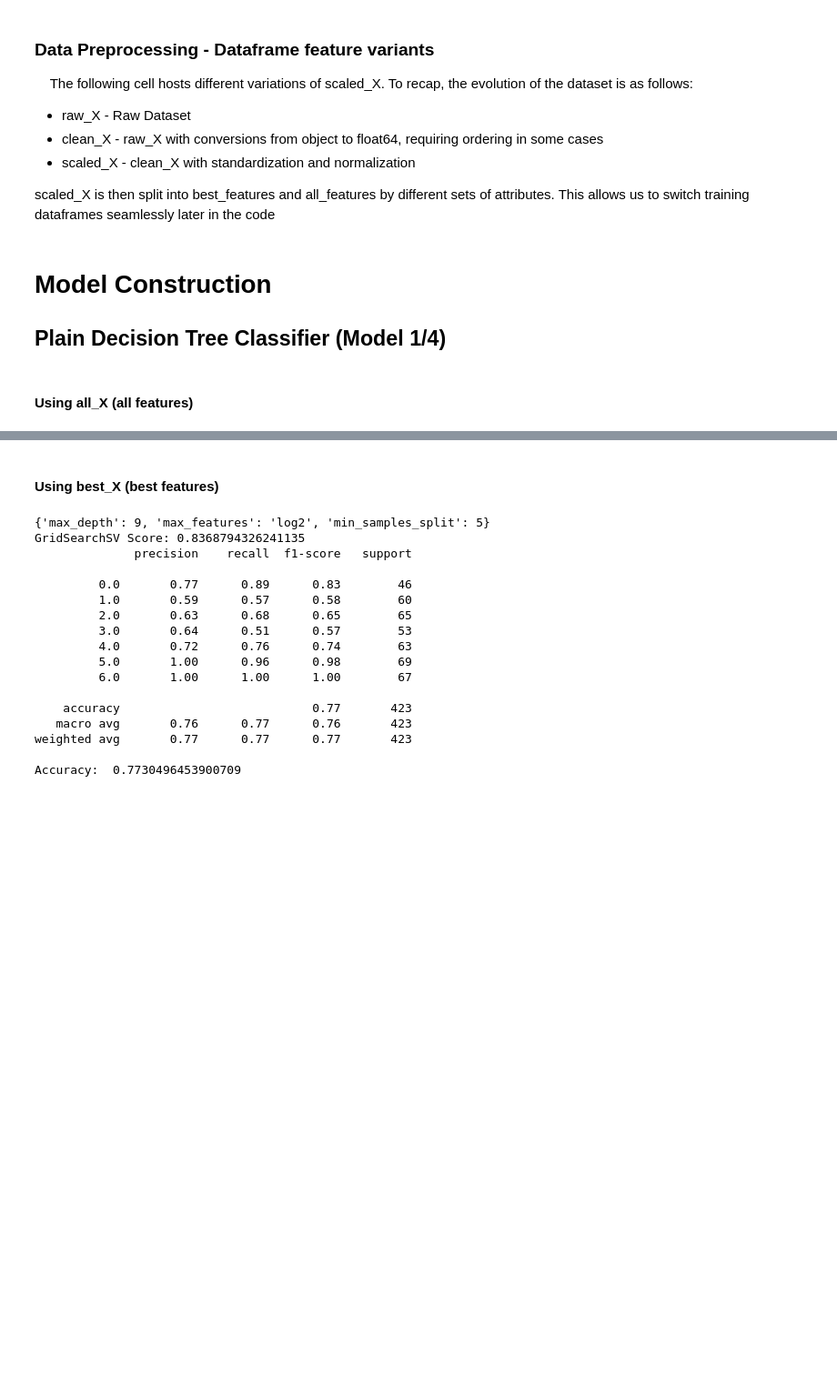
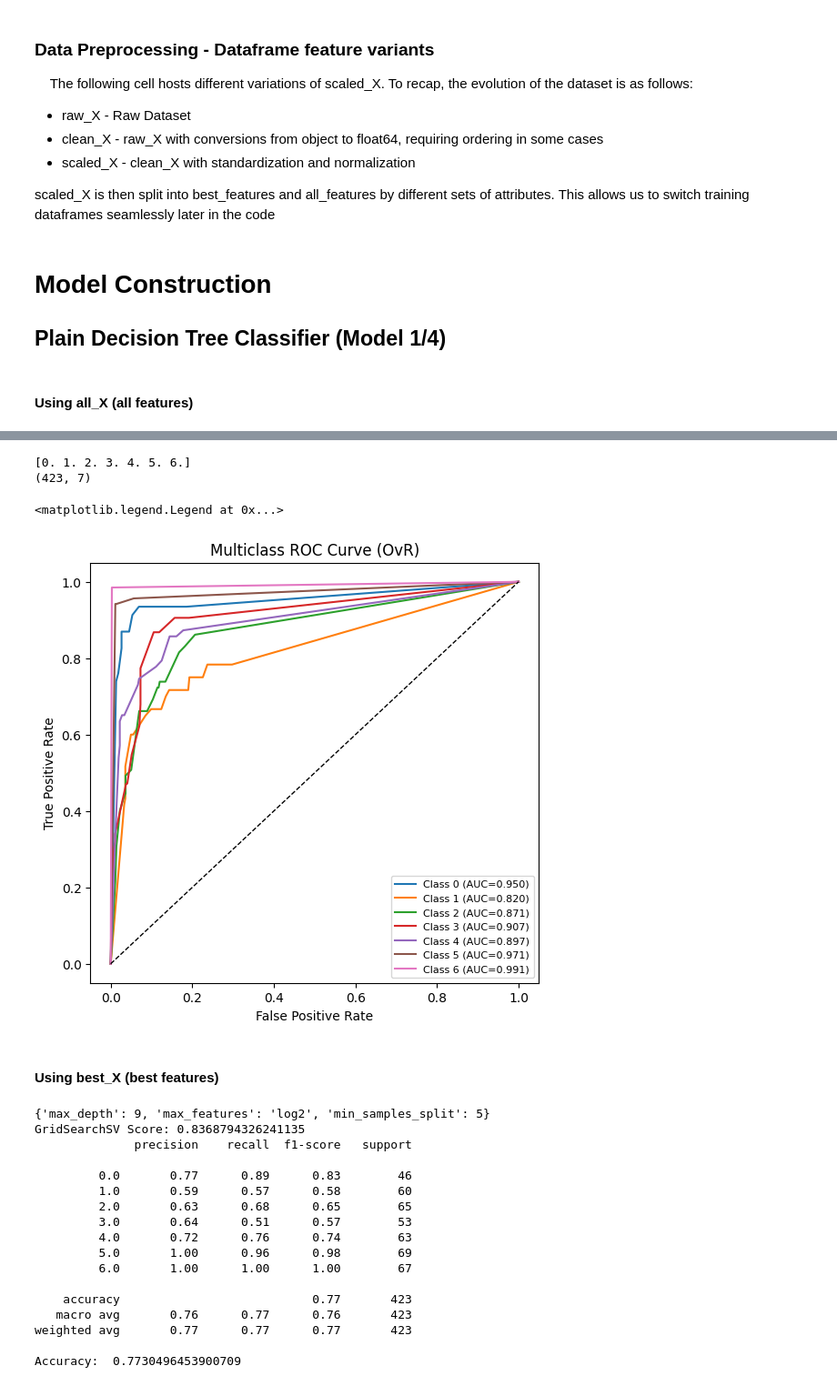
Before and after one commit to ThejasKumar100/cs4372_hw2, a Jupyter notebook: plain_decision_tree_classifier.ipynb, the cells around one changed output, grey strips where cells are left out. Shown at 91% size. Drawn from its saved outputs; the diff is of its cells as text; code cells hidden in the pictures; blank space fills up the shorter version.

```diff
--- a/plain_decision_tree_classifier.ipynb
+++ b/plain_decision_tree_classifier.ipynb
@@ -464,3 +460,70 @@ graph
+# %%
+from sklearn.metrics import roc_curve, auc, precision_recall_curve
+from sklearn.preprocessing import label_binarize
+
+y_pred_probas = plain_dt_all.predict_proba(X_test)
+
+print(np.unique(y_test))
+print(y_pred_probas.shape)
+
+y_true = np.array(y_test, dtype=int)
+classes = None
+# Derive class list from y_proba shape if not provided
+if classes is None:
+    classes = list(range(y_pred_probas.shape[1]))
+
+# Binarize y_true using class indices
+y_bin = label_binarize(y_true, classes=classes)
+n_classes = y_bin.shape[1]
+
+plt.figure(figsize=(14, 6))
+
+# --- ROC Curves ---
+plt.subplot(1, 2, 1)
+for i in range(n_classes):
+    fpr, tpr, _ = roc_curve(y_bin[:, i], y_pred_probas[:, i])
+    roc_auc = auc(fpr, tpr)
+    plt.plot(fpr, tpr, lw=1.5, label=f"Class {classes[i]} (AUC={roc_auc:.3f})")
+
+plt.plot([0, 1], [0, 1], "k--", lw=1)
+plt.xlabel("False Positive Rate")
+plt.ylabel("True Positive Rate")
+plt.title("Multiclass ROC Curve (OvR)")
+plt.legend(fontsize=8)
+
+# # ROC Curve
+# fpr, tpr, thresholds = roc_curve(y_test, y_pred_probas)
+# roc_auc = auc(fpr, tpr)
+# print("AUC Score: ", roc_auc)
+
+# plt.figure()
+# plt.plot(fpr, tpr, color='darkorange', lw=2, label=f'ROC curve (area = {roc_auc:.2f})')
+# plt.plot([0, 1], [0, 1], color='navy', lw=2, linestyle='--', label='Random Classifier')
+# plt.xlim([0.0, 1.0])
+# plt.ylim([0.0, 1.05])
+# plt.xlabel('False Positive Rate')
+# plt.ylabel('True Positive Rate')
+# plt.title('ROC Curve')
+# plt.legend(loc="lower right")
+# plt.show()
+
+# # Precision-Recall Curve
+# fpr, tpr, thresholds = precision_recall_curve(y_test, y_pred_probas)
+
+# plt.figure()
+# plt.plot(fpr, tpr, color='darkorange', lw=2, label=f'Precision-Recall curve (area = {roc_auc:.2f})')
+# plt.xlim([0.0, 1.0])
+# plt.ylim([0.0, 1.05])
+# plt.xlabel('Recall')
+# plt.ylabel('Precision')
+# plt.title('Precision-Recall Curve')
+# plt.legend(loc="lower right")
+# plt.show()
+# %% [output]
+[0. 1. 2. 3. 4. 5. 6.]
+(423, 7)
+<matplotlib.legend.Legend at 0x...>
+[figure, added]
 # %% [markdown]
 #### Using best_X (best features)
 # %%
```
Also changed, not shown: parts of 4 cells of this notebook, 2 other files.
